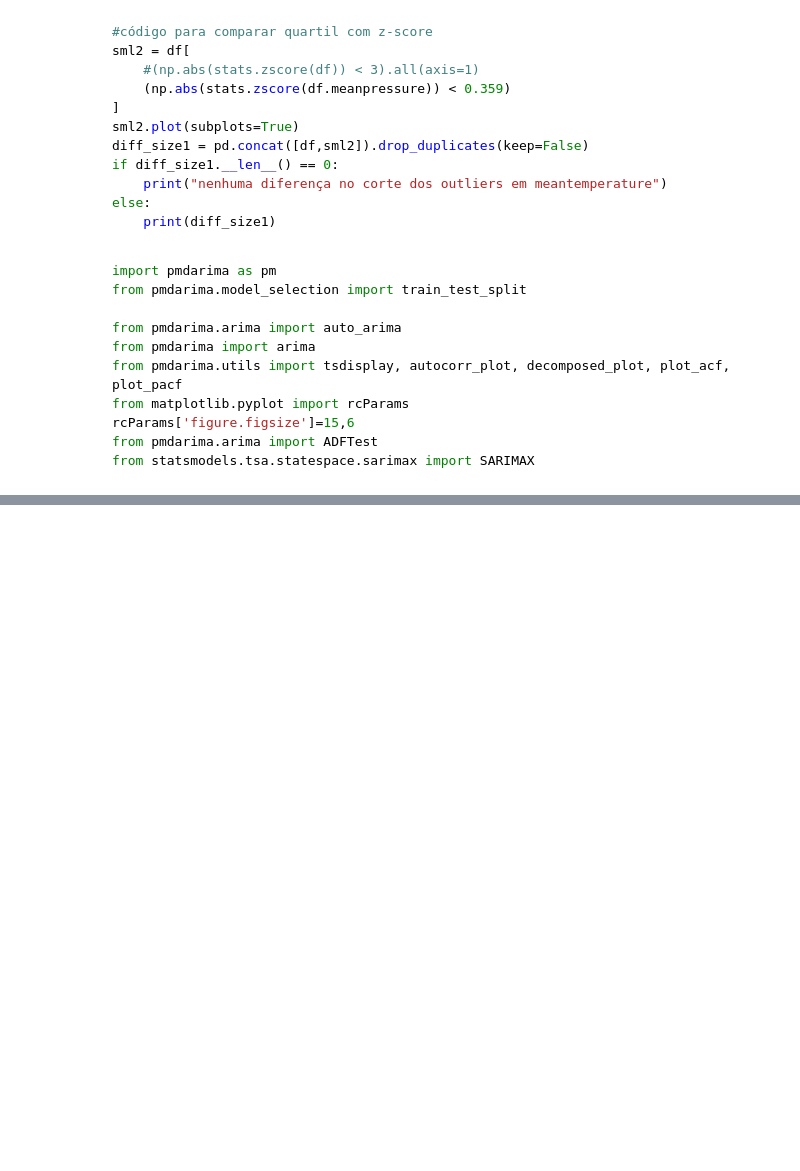
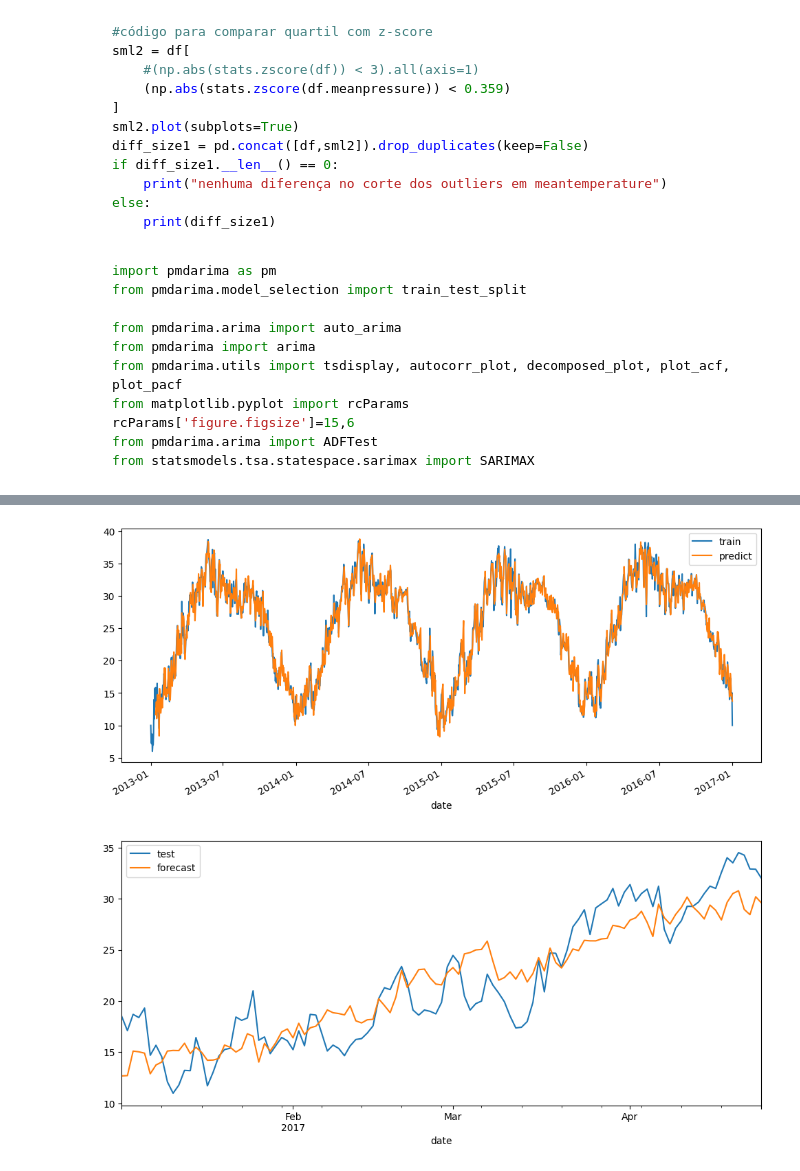
Before and after one commit to Draylon/ppgca_ds_tfinal, a Jupyter notebook: impl2.ipynb, the cells around one changed output, grey strips where cells are left out. Drawn from its saved outputs; the diff is of its cells as text; code cells hidden in the pictures; blank space fills up the shorter version.

```diff
--- a/impl2.ipynb
+++ b/impl2.ipynb
@@ -182,0 +242,3 @@ plt.legend()
+# %%
+forecasted_variable = 'meantemp'
+seasonal_interval = 12
@@ -182,0 +388,34 @@ plt.legend()
+# %%
+best_params=[3, 0, 0, 1, 1, 1]
+p, d, q, P, D, Q = best_params
+model = SARIMAX(
+    #endog=tdiff,
+    endog=df[forecasted_variable],
+    exog=df.drop(forecasted_variable,axis=1),
+    order=(int(p), int(d), int(q)),
+    seasonal_order=(int(P), int(D), int(Q),seasonal_interval),
+)
+#print("Fazendo o fit")
+res = model.fit()
+#print("Fazendo o forecast")
+forecast = res.forecast(steps=df_test.__len__(),exog=df_test.drop([forecasted_variable],axis=1))
+#forecast = res.predict(steps=7)
+#print("Fazendo o rmse")
+forecast.index = df_test.index
+#mse = mean_squared_error(forecast,test[forecasted_variable])
+rmse = root_mean_squared_error(forecast,df_test[forecasted_variable])
+predict = res.predict()
+# %%
+df[forecasted_variable].plot(label='train',figsize=(12,5))
+pr1 = remove_outliers_series(predict)
+pr1.plot(label='predict',figsize=(12,5))
+plt.legend()
+plt.show()
+
+df_test[forecasted_variable].plot(label='test',figsize=(12,5))
+forecast.plot(label='forecast',figsize=(12,5))
+plt.legend()
+plt.show()
+# %% [output]
+[figure, added]
+[figure, added]
```
Also changed, not shown: parts of 27 cells of this notebook.
